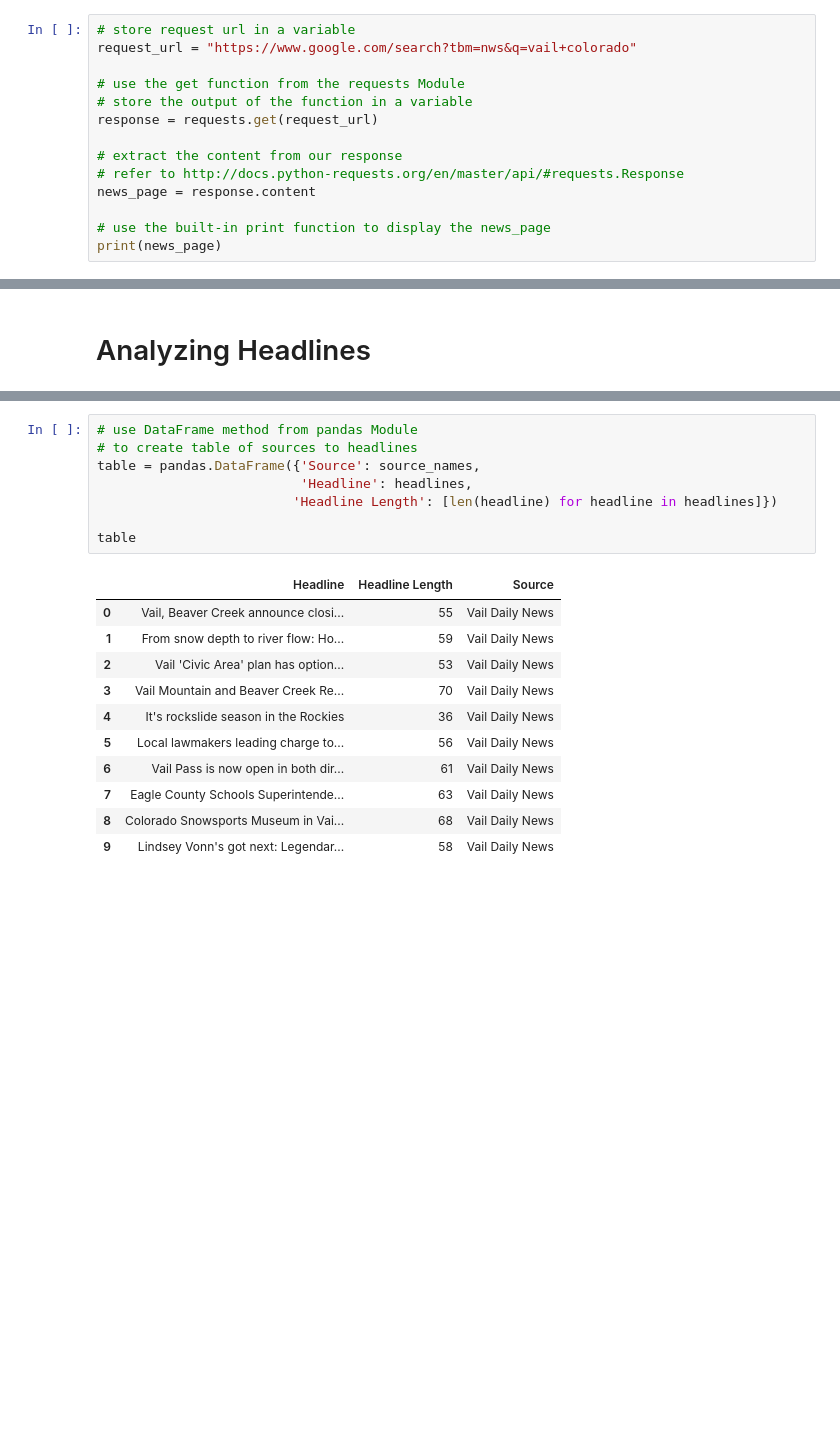
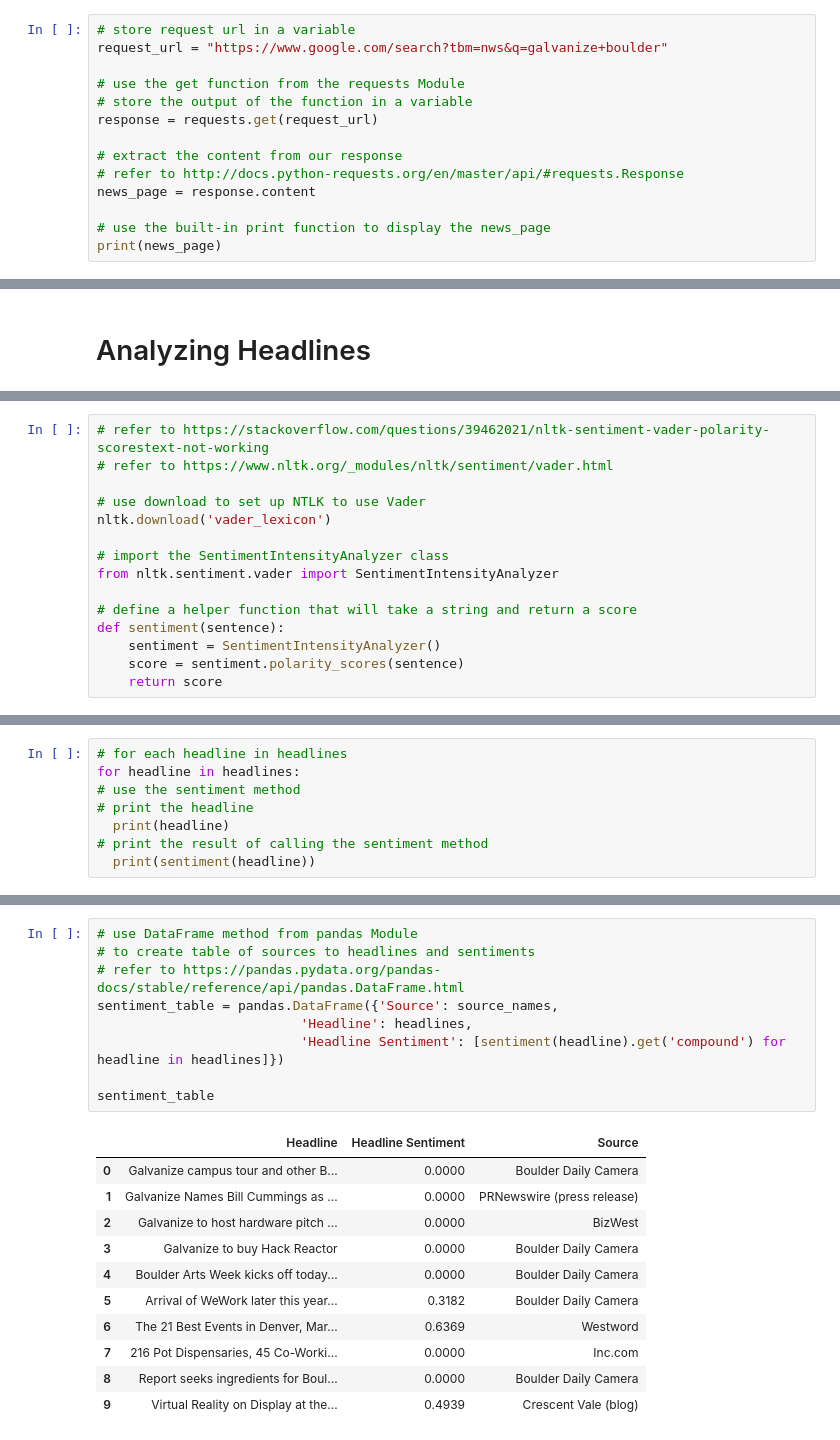
Before and after one commit to nicholasgriffen/google-news-data-visualization, a Jupyter notebook: NewsPageAnalysis.ipynb, the cells around one changed output, grey strips where cells are left out. Drawn from its saved outputs; the diff is of its cells as text; blank space fills up the shorter version.

```diff
--- a/NewsPageAnalysis.ipynb
+++ b/NewsPageAnalysis.ipynb
@@ -36,7 +36,7 @@ import re
 # Retrieving the HTML Document
 # %%
 # store request url in a variable
-request_url = "https://www.google.com/search?tbm=nws&q=vail+colorado"
+request_url = "https://www.google.com/search?tbm=nws&q=galvanize+boulder"
 
 # use the get function from the requests Module
 # store the output of the function in a variable
@@ -198,0 +266,15 @@ Vail Daily News
+# %%
+# refer to https://stackoverflow.com/questions/39462021/nltk-sentiment-vader-polarity-scorestext-not-working
+# refer to https://www.nltk.org/_modules/nltk/sentiment/vader.html
+
+# use download to set up NTLK to use Vader
+nltk.download('vader_lexicon')
+
+# import the SentimentIntensityAnalyzer class
+from nltk.sentiment.vader import SentimentIntensityAnalyzer
+
+# define a helper function that will take a string and return a score
+def sentiment(sentence):
+    sentiment = SentimentIntensityAnalyzer()
+    score = sentiment.polarity_scores(sentence)
+    return score
@@ -198,0 +286,8 @@ Vail Daily News
+# %%
+# for each headline in headlines
+for headline in headlines:
+# use the sentiment method
+# print the headline
+  print(headline)
+# print the result of calling the sentiment method
+  print(sentiment(headline))
@@ -199,20 +319,21 @@ Vail Daily News
 # %%
 # use DataFrame method from pandas Module
-# to create table of sources to headlines
-table = pandas.DataFrame({'Source': source_names,
+# to create table of sources to headlines and sentiments
+# refer to https://pandas.pydata.org/pandas-docs/stable/reference/api/pandas.DataFrame.html
+sentiment_table = pandas.DataFrame({'Source': source_names,
                           'Headline': headlines,
-                         'Headline Length': [len(headline) for headline in headlines]})
+                          'Headline Sentiment': [sentiment(headline).get('compound') for headline in headlines]})
 
-table
+sentiment_table
 # %% [output]
-|  | Headline | Headline Length | Source |
-| 0 | Vail, Beaver Creek announce closi... | 55 | Vail Daily News |
-| 1 | From snow depth to river flow: Ho... | 59 | Vail Daily News |
-| 2 | Vail 'Civic Area' plan has option... | 53 | Vail Daily News |
-| 3 | Vail Mountain and Beaver Creek Re... | 70 | Vail Daily News |
-| 4 | It's rockslide season in the Rockies | 36 | Vail Daily News |
-| 5 | Local lawmakers leading charge to... | 56 | Vail Daily News |
-| 6 | Vail Pass is now open in both dir... | 61 | Vail Daily News |
-| 7 | Eagle County Schools Superintende... | 63 | Vail Daily News |
-| 8 | Colorado Snowsports Museum in Vai... | 68 | Vail Daily News |
-| 9 | Lindsey Vonn's got next: Legendar... | 58 | Vail Daily News |
+|  | Headline | Headline Sentiment | Source |
+| 0 | Galvanize campus tour and other B... | 0.0000 | Boulder Daily Camera |
+| 1 | Galvanize Names Bill Cummings as ... | 0.0000 | PRNewswire (press release) |
+| 2 | Galvanize to host hardware pitch ... | 0.0000 | BizWest |
+| 3 | Galvanize to buy Hack Reactor | 0.0000 | Boulder Daily Camera |
+| 4 | Boulder Arts Week kicks off today... | 0.0000 | Boulder Daily Camera |
+| 5 | Arrival of WeWork later this year... | 0.3182 | Boulder Daily Camera |
+| 6 | The 21 Best Events in Denver, Mar... | 0.6369 | Westword |
+| 7 | 216 Pot Dispensaries, 45 Co-Worki... | 0.0000 | Inc.com |
+| 8 | Report seeks ingredients for Boul... | 0.0000 | Boulder Daily Camera |
+| 9 | Virtual Reality on Display at the... | 0.4939 | Crescent Vale (blog) |
```
Also changed, not shown: parts of 24 cells of this notebook.
